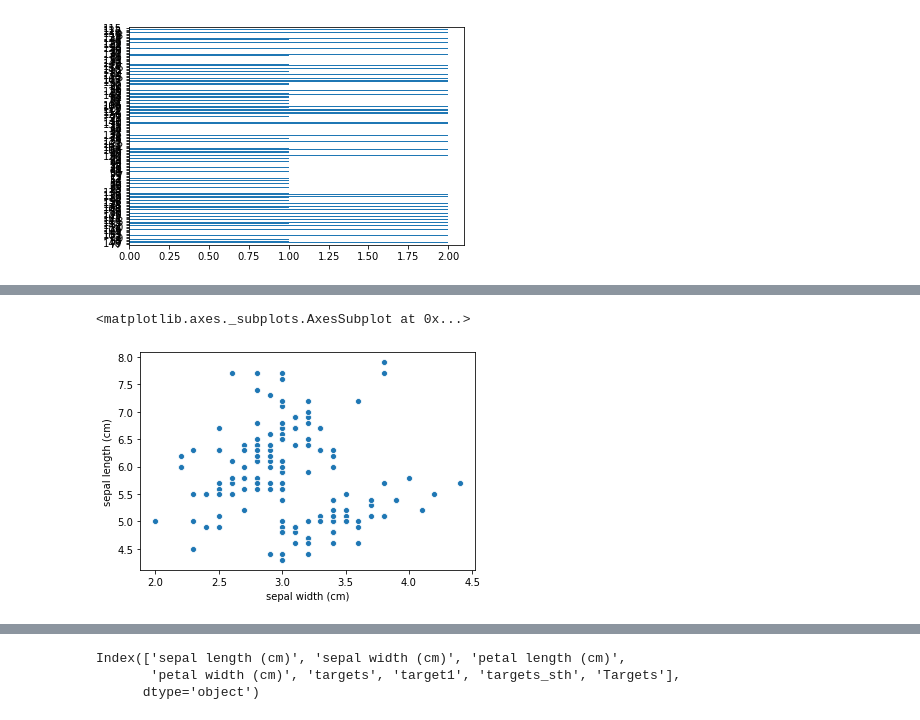
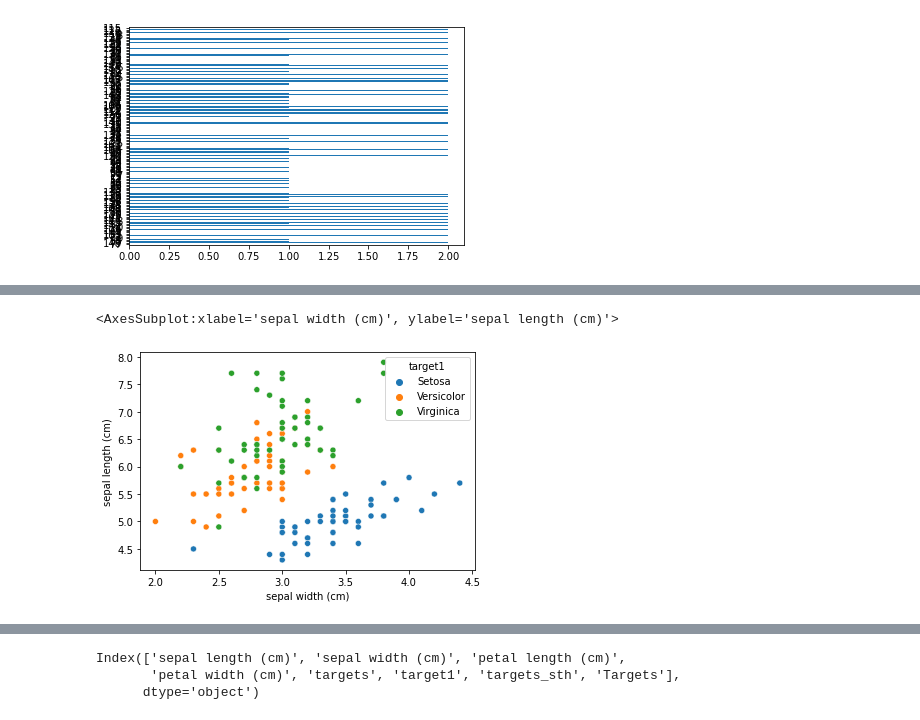
Before and after one commit to alexgachiri/Training, a Jupyter notebook: Iris project/Iris Project.ipynb, the cells around one changed output, grey strips where cells are left out. Cells and saved outputs as stored; diff of their text form; code cells hidden in the pictures.

```diff
--- a/Iris project/Iris Project.ipynb
+++ b/Iris project/Iris Project.ipynb
@@ -142,11 +158,11 @@ df["targets"].plot(kind="barh")
 # %%
 # create a scatter plot using any two columns and use the output as the hue ( seaborn)
 import seaborn as sns
 sns.scatterplot(data=df,
                x="sepal width (cm)",
-               y="sepal length (cm)")
+               y="sepal length (cm)",hue = "target1") # nice work - you can try and add the color  (done it for you)
 # %% [output]
-<matplotlib.axes._subplots.AxesSubplot at 0x...>
+<AxesSubplot:xlabel='sepal width (cm)', ylabel='sepal length (cm)'>
-[figure, old version]
+[figure, new version]
 # %%
 # create a corelation heatmap
```
Also changed, not shown: parts of 8 cells of this notebook.
